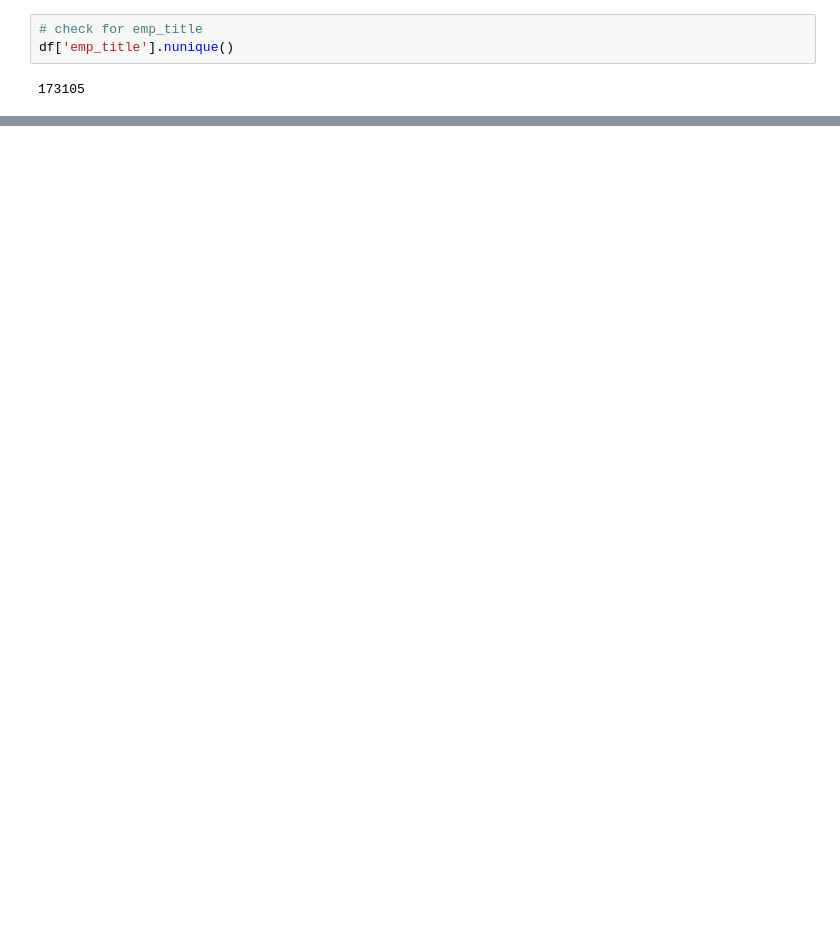
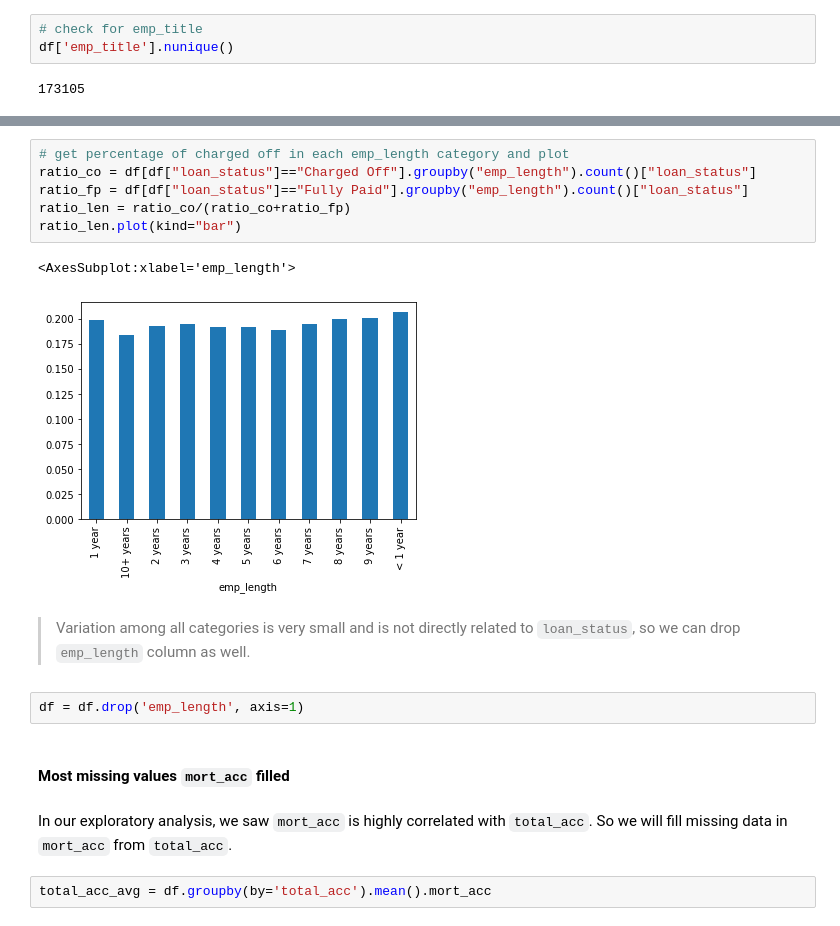
Before and after one commit to sadhi003/Springboard-projects, a Jupyter notebook: Loan_default_prediction/Notebooks/preprocessing_modeling.ipynb, the cells around one changed output, grey strips where cells are left out. Saved outputs shown, nothing was run; the diff lists cells and outputs as text; blank space fills up the shorter version.

```diff
--- a/Loan_default_prediction/Notebooks/preprocessing_modeling.ipynb
+++ b/Loan_default_prediction/Notebooks/preprocessing_modeling.ipynb
@@ -43,0 +153,19 @@ df['emp_title'].nunique()
+# %%
+# get percentage of charged off in each emp_length category and plot
+ratio_co = df[df["loan_status"]=="Charged Off"].groupby("emp_length").count()["loan_status"]
+ratio_fp = df[df["loan_status"]=="Fully Paid"].groupby("emp_length").count()["loan_status"]
+ratio_len = ratio_co/(ratio_co+ratio_fp)
+ratio_len.plot(kind="bar")
+# %% [output]
+<AxesSubplot:xlabel='emp_length'>
+[figure, added]
+# %% [markdown]
+> Variation among all categories is very small and is not directly related to `loan_status`, so we can drop `emp_length` column as well.
+# %%
+df = df.drop('emp_length', axis=1)
+# %% [markdown]
+#### Most missing values `mort_acc` filled
+# %% [markdown]
+In our exploratory analysis, we saw `mort_acc` is highly correlated with `total_acc`. So we will fill missing data in `mort_acc` from `total_acc`.
+# %%
+total_acc_avg = df.groupby(by='total_acc').mean().mort_acc
```
Also changed, not shown: parts of 67 cells of this notebook.
